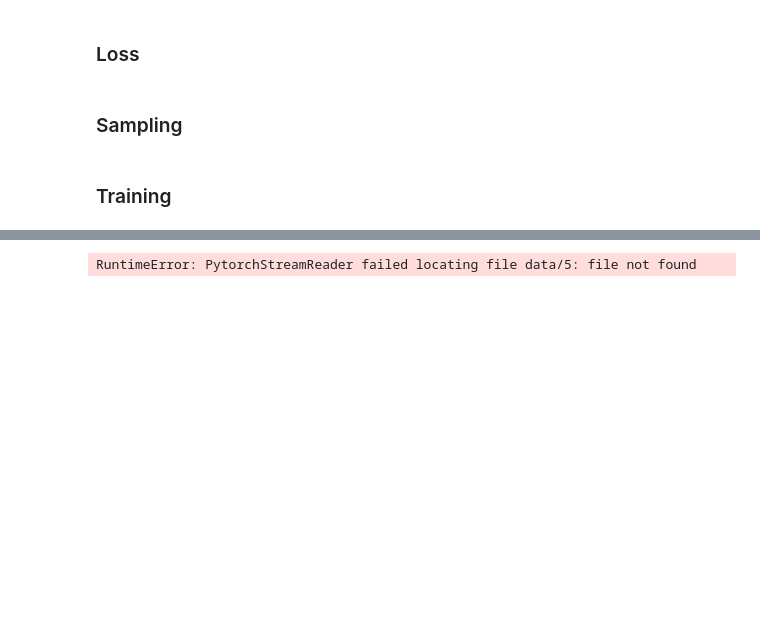
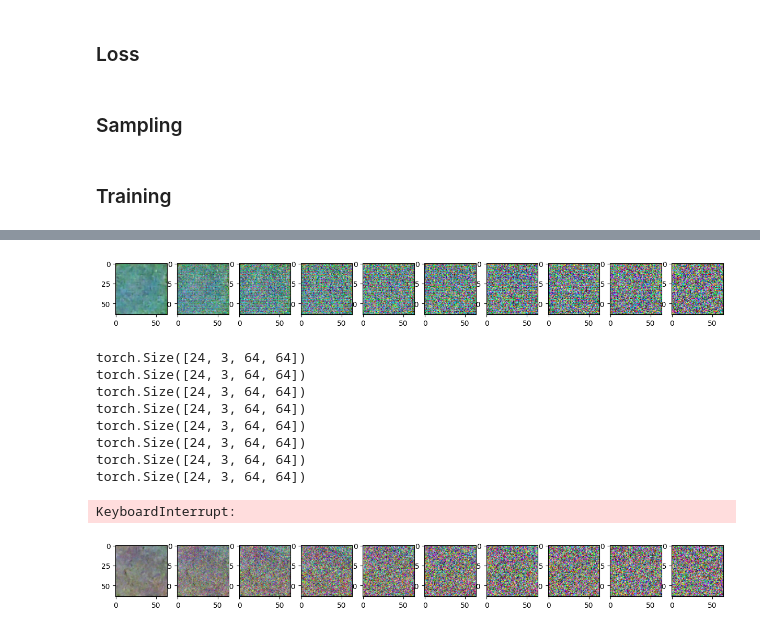
Before and after one commit to ArtistDeveloper/Model-Implementation, a Jupyter notebook: GenerativeModel/ddpm/simple_diffusion/simple_diffusion.ipynb, the cells around one changed output, grey strips where cells are left out. Cells and saved outputs as stored; diff of their text form; code cells hidden in the pictures; blank space fills up the shorter version.

Commit message:
feat: flower102 데이터셋 생성

```diff
--- a/GenerativeModel/ddpm/simple_diffusion/simple_diffusion.ipynb
+++ b/GenerativeModel/ddpm/simple_diffusion/simple_diffusion.ipynb
@@ -78,9 +80,17 @@ def show_tensor_image(image):
     # Take first image of batch
     if len(image.shape) == 4:
         image = image[0, :, :, :]
-    plt.imshow(reverse_transforms(image), cmap='gray')
+    plt.imshow(reverse_transforms(image), cmap='gray') # NOTE: origin: cmap=gray
 
-data = RSNADataset('/workspace/rsna_data/', IMG_SIZE, is_resize=True)
+# data = RSNADataset('/workspace/rsna_data/', IMG_SIZE, is_resize=True)
+# dataloader = DataLoader(data, batch_size=BATCH_SIZE, shuffle=True, drop_last=True)
+
+data = torchvision.datasets.Flowers102(root='./', download=True,
+                                   transform=transforms.Compose([
+                                       transforms.Resize((IMG_SIZE, IMG_SIZE)),
+                                       transforms.ToTensor(),
+                                       transforms.Lambda(lambda t: (t * 2) - 1) # NOTE: Scale between [-1, 1]
+                                   ]))
 dataloader = DataLoader(data, batch_size=BATCH_SIZE, shuffle=True, drop_last=True)
 # %%
 # Simulate forward diffusion
@@ -183,10 +195,10 @@ class SimpleUnet(nn.Module):
     """
     def __init__(self):
         super().__init__()
-        image_channels = 1
+        image_channels = 3 # NOTE: origin: 1
         down_channels = (64, 128, 256, 512, 1024)
         up_channels = (1024, 512, 256, 128, 64)
-        out_dim = 1
+        out_dim = 3 # NOTE: origin: 1
         time_emb_dim = 32
 
         # Time embedding
@@ -273,7 +304,7 @@ def sample_timestep(x, t):
 def sample_plot_image():
     # Sample noise
     img_size = IMG_SIZE
-    channel_size = 1
+    channel_size = 3
 
     img = torch.randn((1, channel_size, img_size, img_size), device=device)
     plt.figure(figsize=(15,15))
@@ -307,7 +338,8 @@ for epoch in range(epochs):
 
       t = torch.randint(0, T, (BATCH_SIZE,), device=device).long()
       # loss = get_loss(model, batch[0], t)
-      loss = get_loss(model, batch, t)
+
+      loss = get_loss(model, batch[0], t)
 
       loss.backward()
       optimizer.step()
@@ -318,3 +350,4 @@ for epoch in range(epochs):
 
 
 torch.save(model, MODEL_PATH)
+# %% [output]
@@ -321,3 +356,13 @@ torch.save(model, MODEL_PATH)
+[figure, added]
+torch.Size([24, 3, 64, 64])
+torch.Size([24, 3, 64, 64])
+torch.Size([24, 3, 64, 64])
+torch.Size([24, 3, 64, 64])
+torch.Size([24, 3, 64, 64])
+torch.Size([24, 3, 64, 64])
+torch.Size([24, 3, 64, 64])
+torch.Size([24, 3, 64, 64])
+KeyboardInterrupt:
 # %%
 # load model
 model = torch.load(MODEL_PATH)
@@ -325,4 +370,4 @@ model.eval()
 
 sample_plot_image()
 # %% [output]
-RuntimeError: PytorchStreamReader failed locating file data/5: file not found
+[figure, added]
```
Also changed, not shown: parts of 4 cells of this notebook, 1 other file.
